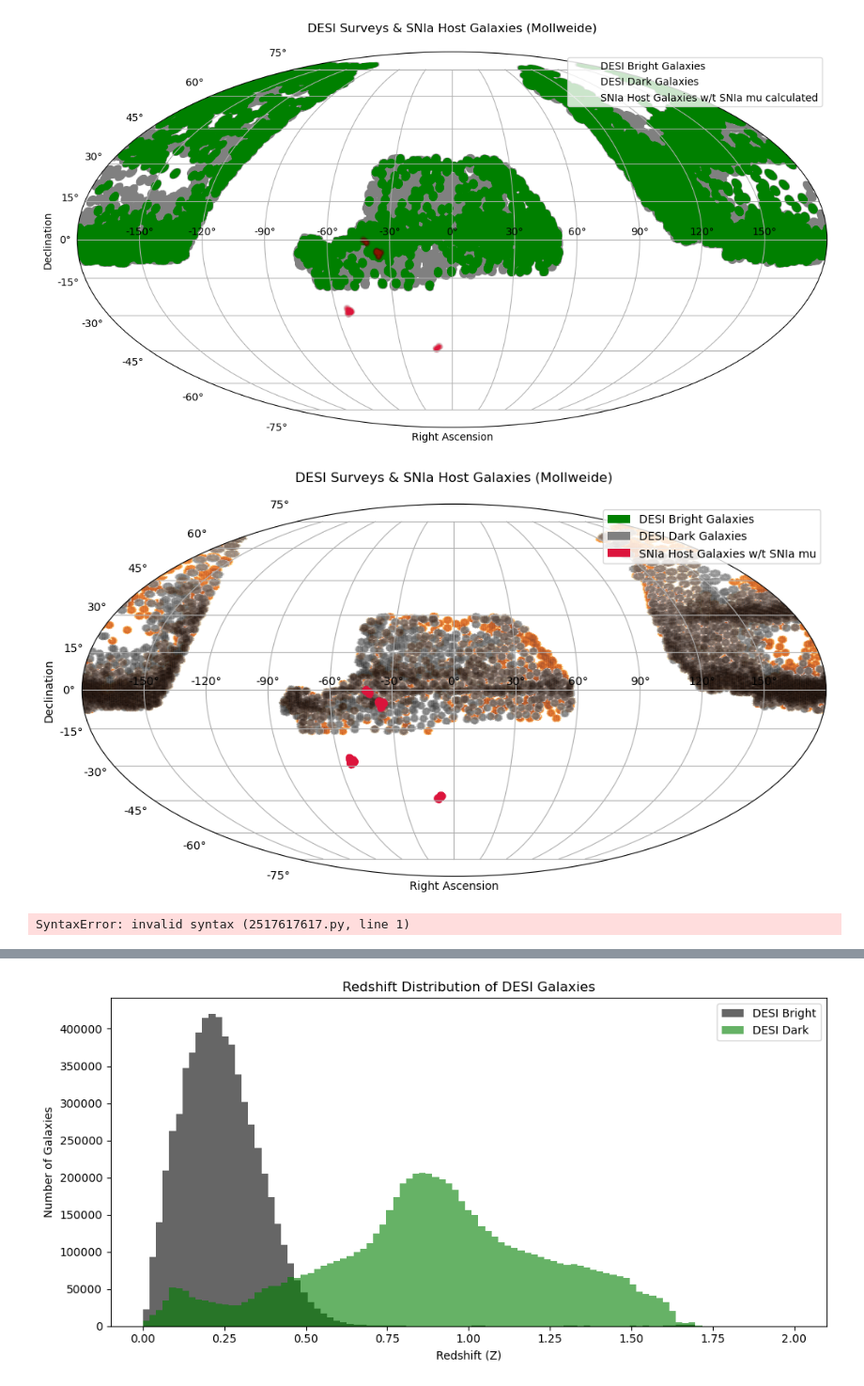
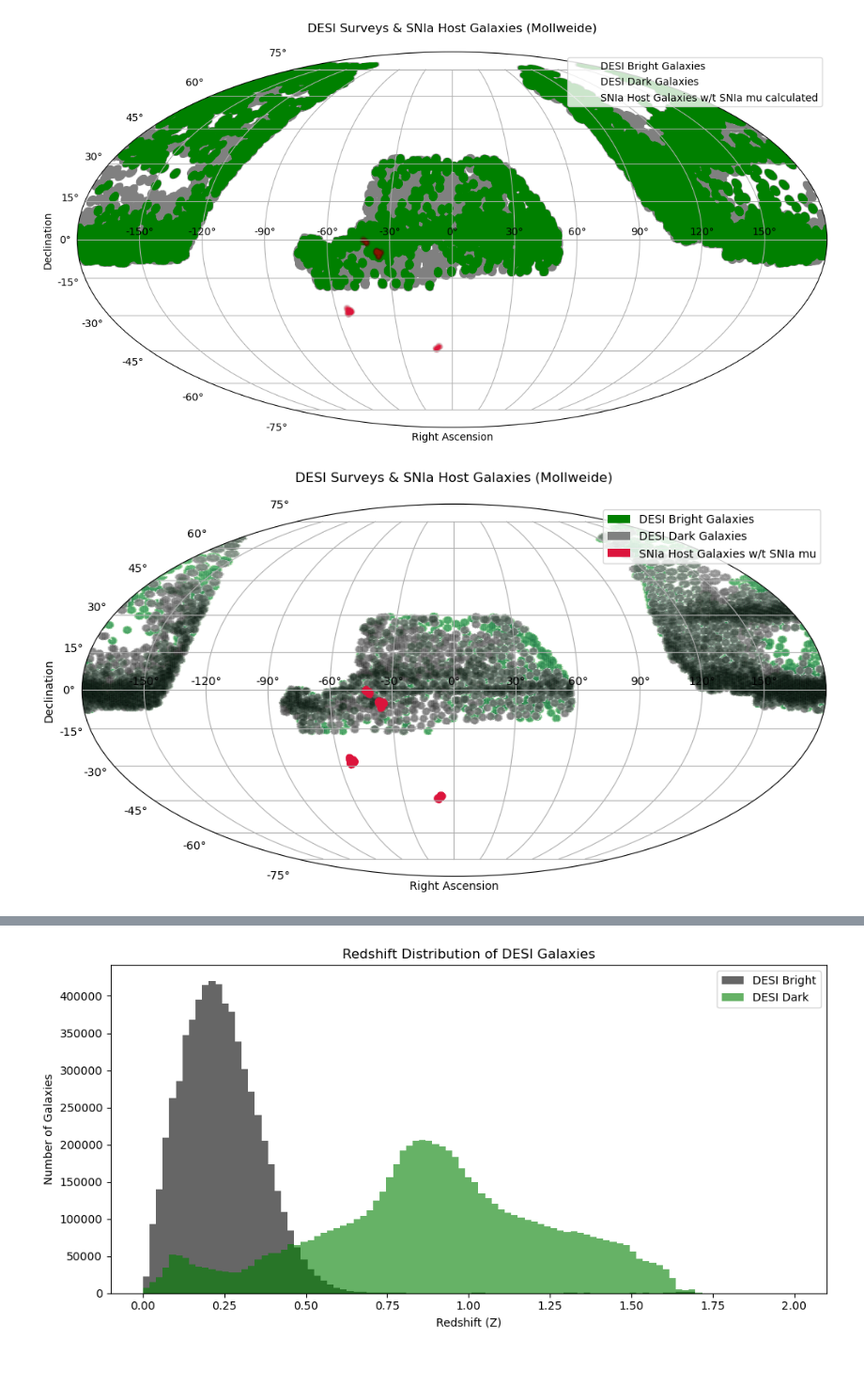
Before and after one commit to chernya4/first_paper, a Jupyter notebook: DES5YR_DESI_deliverable.ipynb, the cells around one changed output, grey strips where cells are left out. Shown at 94% size. Cells and saved outputs as stored; diff of their text form; code cells hidden in the pictures.

```diff
--- a/DES5YR_DESI_deliverable.ipynb
+++ b/DES5YR_DESI_deliverable.ipynb
@@ -189,50 +189,32 @@ x_bright, y_bright = ra_bright.flatten(), dec_bright.flatten()
 x_dark, y_dark = ra_dark.flatten(), dec_dark.flatten()
 x_host, y_host = ra_host.flatten(), dec_host.flatten()
 
 # Hexbin with LogNorm for density contrast
 
 # DESI Bright (density)
-hb1 = ax.hexbin(x_bright, y_bright, gridsize=500, cmap='YlOrBr',
+hb1 = ax.hexbin(x_bright, y_bright, gridsize=500, cmap='Greens',
                 mincnt=1, linewidths=0, norm=LogNorm())
 
 # DESI Dark (density)
 hb2 = ax.hexbin(x_dark, y_dark, gridsize=500, cmap='Greys',
                 mincnt=1, linewidths=0, norm=LogNorm())
 
 # SNIa Hosts (scatter instead of density)
 ax.scatter(x_host, y_host, s=10, color='crimson', alpha=0.6, label='SNIa Host Galaxies w/t SNIa mu')
 
 # Legend using dummy patches
 legend_elements = [
     Patch(facecolor='green', label='DESI Bright Galaxies', alpha=1),
     Patch(facecolor='gray', label='DESI Dark Galaxies', alpha=1),
     Patch(facecolor='crimson', label='SNIa Host Galaxies w/t SNIa mu', alpha=1)
 ]
 ax.legend(handles=legend_elements, loc='upper right')
 
 # Plot settings
 ax.set_title('DESI Surveys & SNIa Host Galaxies (Mollweide)', pad=20)
 ax.set_xlabel('Right Ascension')
 ax.set_ylabel('Declination')
 ax.grid(True)
 plt.show()
 # %% [output]
-[figure, old version]
+[figure, new version]
-# %%
-**Colormap Options for hexbin**
-
-Matplotlib provides many colormaps. You can pass any of these names to the `cmap` parameter. Some common ones:
-- **Sequential:** viridis, plasma, inferno, magma, cividis, YlOrBr, Greys, Blues, Reds
-- **Diverging:** RdYlBu, RdBu, coolwarm, PiYG, PRGn
-- **Qualitative:** tab10, Set1, Accent, Paired
-- **Cyclic:** hsv
-- **Miscellaneous:** gist_yarg, terrain, gist_ncar
-
-For a full list, see the following code cell.
-</VSCode.Cell>
-<VSCode.Cell language="python">
-import matplotlib.pyplot as plt
-# List all available colormaps
-print(plt.colormaps())
-# %% [output]
-SyntaxError: invalid syntax (2517617617.py, line 1)
```
Also changed, not shown: parts of 1 cell of this notebook.
